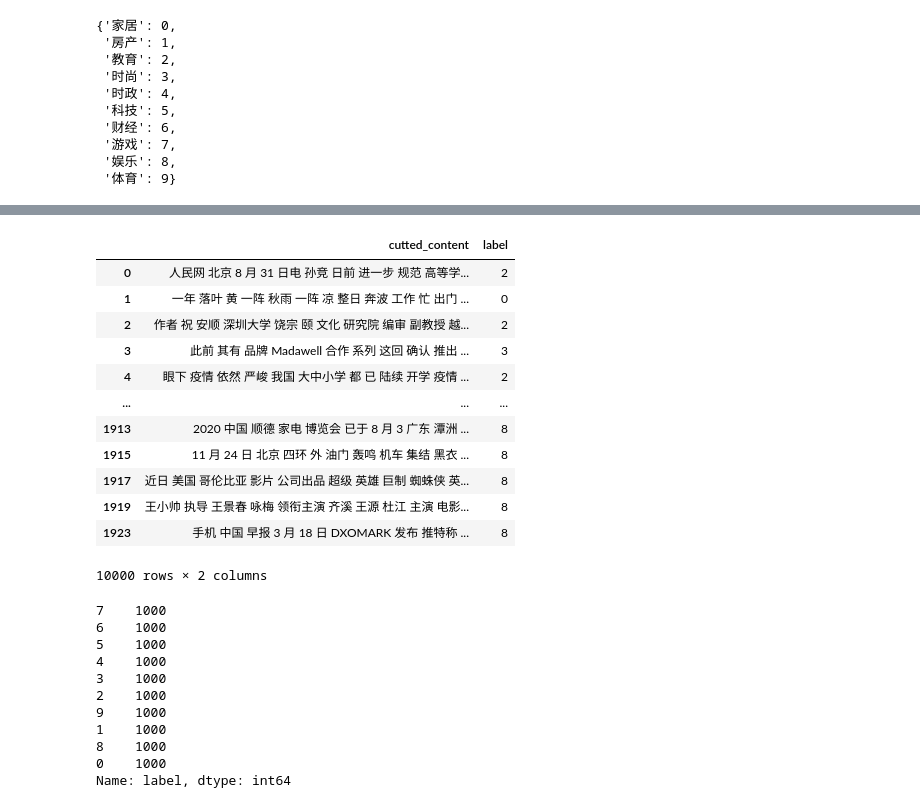
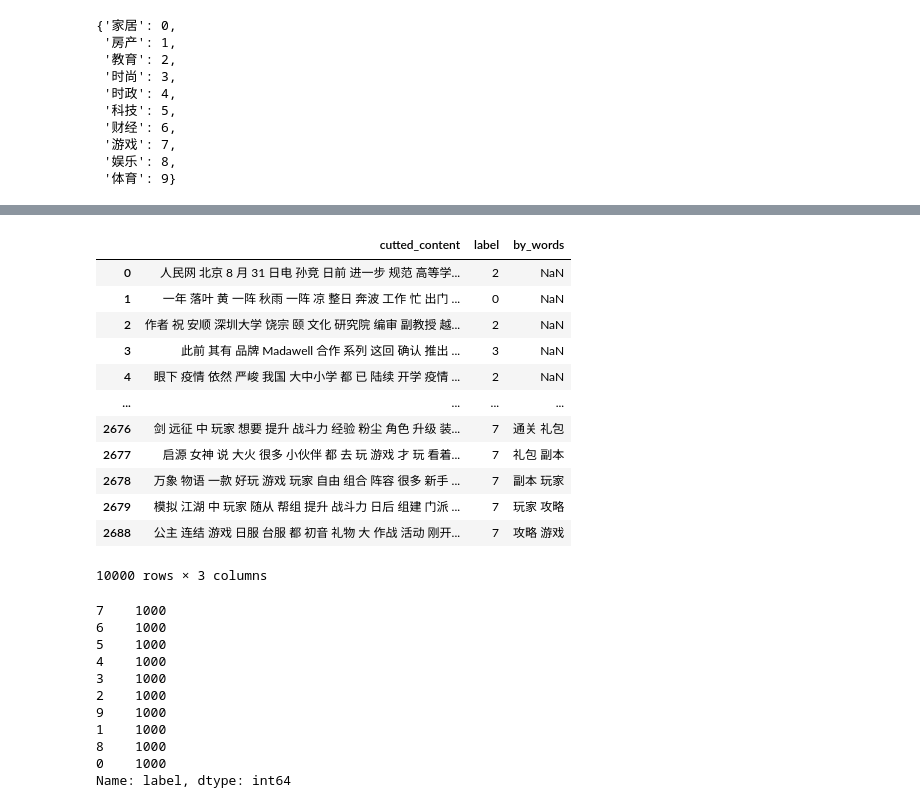
Before and after one commit to wowfun/text-classification, a Jupyter notebook: tools/train_data_generator.ipynb, the cells around one changed output, grey strips where cells are left out. Cells and saved outputs as stored; diff of their text form; code cells hidden in the pictures.

```diff
--- a/tools/train_data_generator.ipynb
+++ b/tools/train_data_generator.ipynb
@@ -9,7 +9,7 @@ import matplotlib.pyplot as plt
 from utils import data_helper,result_helper
 from models import lstm_model
 # %%
-train_ds2='../data/train/unlabeled_data_labeled.csv'
+train_ds2='../data/train/unlabeled_data_labeled_v1.csv'
 train_df2=pd.read_csv(train_ds2)
 train_df2
 # %% [output]
@@ -44,6 +44,3 @@ train_df1
 | 6998 | 6998 | 科技 | 6月3日下午，荣耀为我们带来了全新的荣耀Play4系列新品，包括了... | 520 | 5 | 6月3日下午荣耀为我们带来了全新的荣耀Play4系列新品包括了Pl... | 6 月 3 日 下午 荣耀 带来 全新 荣耀 Play4 系列 新... |
 | 6999 | 6999 | 时政 | @人民日报：【好消息速扩！天然气价格4月1日起大幅下调！】发改委今... | 315 | 4 | 人民日报好消息速扩天然气价格4月1日起大幅下调发改委今天宣布4月1... | 人民日报 好消息 速扩 天然气 价格 4 月 1 日起 大幅 下调... |
 7000 rows × 7 columns
-# %%
-train_df2['cutted_content']=data_helper.preprocess_text_series(train_df2['content'],'../data/baidu_stopwords.txt')
-train_df2
@@ -139,21 +118,21 @@ train_df2_sub
 3000 rows × 5 columns
 # %%
-train_df=train_df1[['cutted_content','label']].append(train_df2_sub[['cutted_content','label']])
-trian_df
+train_df=train_df1[['cutted_content','label']].append(train_df2_sub[['cutted_content','label','by_words']])
+train_df
 # %% [output]
-|  | cutted_content | label |
-| 0 | 人民网 北京 8 月 31 日电 孙竞 日前 进一步 规范 高等学... | 2 |
-| 1 | 一年 落叶 黄 一阵 秋雨 一阵 凉 整日 奔波 工作 忙 出门 ... | 0 |
-| 2 | 作者 祝 安顺 深圳大学 饶宗 颐 文化 研究院 编审 副教授 越... | 2 |
-| 3 | 此前 其有 品牌 Madawell 合作 系列 这回 确认 推出 ... | 3 |
-| 4 | 眼下 疫情 依然 严峻 我国 大中小学 都 已 陆续 开学 疫情 ... | 2 |
-| ... | ... | ... |
-| 1913 | 2020 中国 顺德 家电 博览会 已于 8 月 3 广东 潭洲 ... | 8 |
-| 1915 | 11 月 24 日 北京 四环 外 油门 轰鸣 机车 集结 黑衣 ... | 8 |
-| 1917 | 近日 美国 哥伦比亚 影片 公司出品 超级 英雄 巨制 蜘蛛侠 英... | 8 |
-| 1919 | 王小帅 执导 王景春 咏梅 领衔主演 齐溪 王源 杜江 主演 电影... | 8 |
-| 1923 | 手机 中国 早报 3 月 18 日 DXOMARK 发布 推特称 ... | 8 |
+|  | cutted_content | label | by_words |
+| 0 | 人民网 北京 8 月 31 日电 孙竞 日前 进一步 规范 高等学... | 2 | NaN |
+| 1 | 一年 落叶 黄 一阵 秋雨 一阵 凉 整日 奔波 工作 忙 出门 ... | 0 | NaN |
+| 2 | 作者 祝 安顺 深圳大学 饶宗 颐 文化 研究院 编审 副教授 越... | 2 | NaN |
+| 3 | 此前 其有 品牌 Madawell 合作 系列 这回 确认 推出 ... | 3 | NaN |
+| 4 | 眼下 疫情 依然 严峻 我国 大中小学 都 已 陆续 开学 疫情 ... | 2 | NaN |
+| ... | ... | ... | ... |
+| 2676 | 剑 远征 中 玩家 想要 提升 战斗力 经验 粉尘 角色 升级 装... | 7 | 通关 礼包 |
+| 2677 | 启源 女神 说 大火 很多 小伙伴 都 去 玩 游戏 才 玩 看着... | 7 | 礼包 副本 |
+| 2678 | 万象 物语 一款 好玩 游戏 玩家 自由 组合 阵容 很多 新手 ... | 7 | 副本 玩家 |
+| 2679 | 模拟 江湖 中 玩家 随从 帮组 提升 战斗力 日后 组建 门派 ... | 7 | 玩家 攻略 |
+| 2688 | 公主 连结 游戏 日服 台服 都 初音 礼物 大 作战 活动 刚开... | 7 | 攻略 游戏 |
-10000 rows × 2 columns
+10000 rows × 3 columns
 # %%
 train_df=train_df.sample(frac=1).reset_index(drop=True)
 train_df['label'].value_counts()
```
Also changed, not shown: parts of 5 cells of this notebook.
